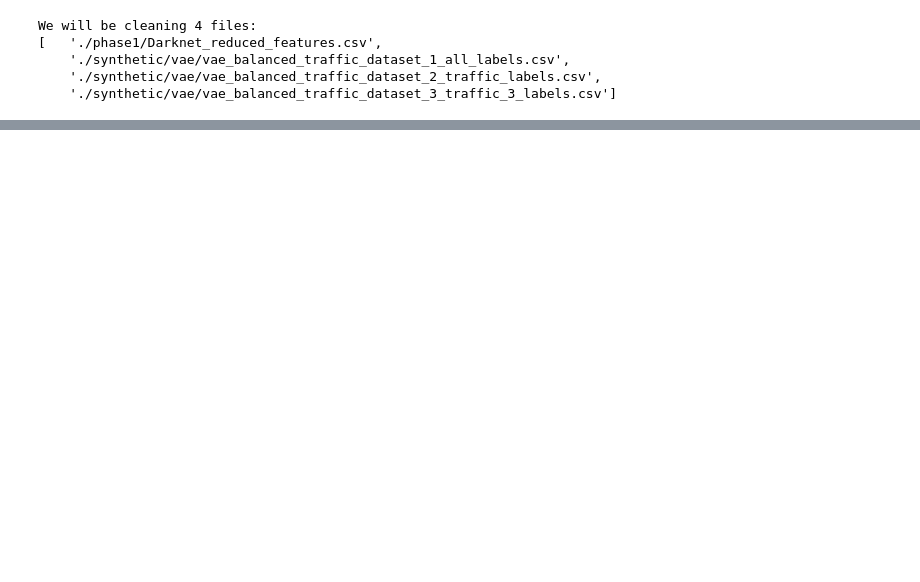
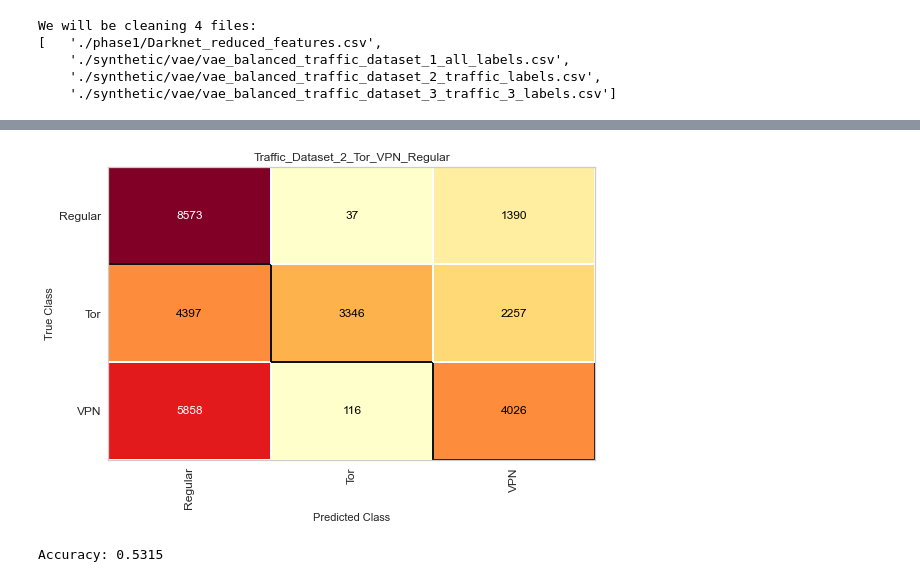
Before and after one commit to Karson-Fye/CMUDarknet, a Jupyter notebook: Data/basic_vae_tests.ipynb, the cells around one changed output, grey strips where cells are left out. Cells and saved outputs as stored; diff of their text form; code cells hidden in the pictures; blank space fills up the shorter version.

Commit message:
got batch prediction running; vae generated explorational datasets put in google drive

```diff
--- a/Data/basic_vae_tests.ipynb
+++ b/Data/basic_vae_tests.ipynb
@@ -302,7 +288,7 @@ def package_data_for_inspection(df: pd.DataFrame) -> dict:
 
 
 
-def package_data_for_inspection_with_label(df: pd.DataFrame, label: str) -> dict({'File': str, 'Dataset': pd.DataFrame, 'Feature_stats': pd.DataFrame}):
+def package_data_for_inspection_with_label(df: pd.DataFrame, label: str) -> dict:
     '''
         Function will return a dictionary containing dataframe passed in as well as that dataframe's feature stats.
     '''
@@ -520,11 +506,6 @@ def test_pruned_size(data_summary_original: dict, data_summary_pruned: dict, pru
 
     assert original_size - prune_list_size == pruned_size, 'Dataset has columns present in prune list'
 
-    # print('Original size: ', original_size)
-    # print('Pruned size: ', pruned_size)
-    # print('Pruned list size: ', prune_list_size)
-    # print('Difference: ', original_size - pruned_size)
-
     return True
 # %%
 def run_deep_nn_experiment(df: pd.DataFrame, name: str, target_label: str, shape: tuple) -> tuple:
@@ -568,10 +549,16 @@ def run_deep_nn_experiment(df: pd.DataFrame, name: str, target_label: str, shape
     # The dataframe is then converted into a fastai dataset
     dls = to.dataloaders(bs=64)
 
+    # extract the name from the path
+    p = pathlib.Path(name)
+    name: str = str(p.parts[-1])
+
+
     # Next, we set up, train, and save the deep neural network
     model = tabular_learner(dls, layers=[100, 60], metrics=accuracy, cbs=ShowGraphCallback)
     model.fit_one_cycle(10)
     model.save(f'{name}.model')
+    model._description = f'fastai_{name}_model'
 
     # We print the results of the training
     loss, acc = model.validate()
@@ -590,6 +577,7 @@ def run_deep_nn_experiment(df: pd.DataFrame, name: str, target_label: str, shape
     # We wrap our model to make it look like a scikitlearn model
     # for visualization using yellowbrick
     wrapped_model = SklearnWrapper(model)
+    wrapped_model._description = f'wrapped_{name}_model'
 
     # we add a target_type_ attribute to our model so yellowbrick knows how to make the visualizations
     classes = list(model.dls.vocab)
@@ -619,6 +607,7 @@ def visualize_confusion_matrix(viz_data: tuple) -> None:
     visualizer = yb.classifier.ConfusionMatrix(viz_data[1], classes=viz_data[2], title=viz_data[0])
     visualizer.score(viz_data[5], viz_data[6])
     visualizer.show()
+
 
 
 def visualize_roc(viz_data: tuple) -> None:
@@ -634,6 +623,7 @@ def visualize_roc(viz_data: tuple) -> None:
     visualizer.poof()
 
 
+
 def visualize_pr_curve(viz_data: tuple) -> None:
     '''
         Takes a 7-tuple from the run_experiments function and creates a
@@ -645,6 +635,7 @@ def visualize_pr_curve(viz_data: tuple) -> None:
     visualizer = yb.classifier.PrecisionRecallCurve(viz_data[1], title=viz_data[0])
     visualizer.score(viz_data[5], viz_data[6])
     visualizer.poof()
+
 
 
 def visualize_report(viz_data: tuple) -> None:
@@ -661,6 +652,7 @@ def visualize_report(viz_data: tuple) -> None:
     visualizer.poof()
 
 
+
 def visualize_class_balance(viz_data: tuple) -> None:
     '''
         Takes a 7-tuple from the run_experiments function and creates a histogram
@@ -672,6 +664,25 @@ def visualize_class_balance(viz_data: tuple) -> None:
     visualizer = yb.target.ClassBalance(labels=viz_data[0])
     visualizer.fit(viz_data[4], viz_data[6])
     visualizer.show()
+
+
+
+def confusion_matrix_from_dataset(model_data: tuple, df: pd.DataFrame) -> None:
+    '''
+        Takes a 7-tuple from the run_experiments function and uses the model to classify
+            the data passed in as the dataframe. Produces a confusion matrix
+
+        model_data: tuple = (name, model, classes, X_train, y_train, X_test, y_test)
+    '''
+
+    dl = model_data[1].model.dls.test_dl(df, bs=64)
+    preds, v, dec_preds = model_data[1].model.get_preds(dl=dl, with_decoded=True)
+
+    visualizer = yb.classifier.ConfusionMatrix(model_data[1], classes=model_data[2], title=model_data[0])
+    visualizer.score(dl.xs, dl.y)
+    visualizer.show()
+    acc = accuracy_score(dl.y, dec_preds)
+    print(f'Accuracy: {acc}')
 # %%
 print(f'We will be cleaning {len(file_set)} files:')
 pretty(file_set)
@@ -827,7 +751,7 @@ fake_df
 # %%
-fake_traffic_dataset_1['Results'] = run_deep_nn_experiment(
-    fake_traffic_dataset_1['Dataset'],
-    fake_traffic_dataset_1['File'],
+fake_dataset_1['Results'] = run_deep_nn_experiment(
+    fake_dataset_1['Dataset'],
+    fake_dataset_1['File'],
     'Traffic Type',
     (100, 80)
 )
@@ -841,2 +776,3 @@ fake_traffic_dataset_2['Results'] = run_deep_nn_experiment(
 # %%
-len(traffic_dataset_2['Results'])
+confusion_matrix_from_dataset(traffic_dataset_2['Results'], fake_dataset_1['Dataset'])
+# %% [output]
@@ -842,0 +780,2 @@ len(traffic_dataset_2['Results'])
+[figure, added]
+Accuracy: 0.5315
```
Also changed, not shown: parts of 51 cells of this notebook, 2 other files.
